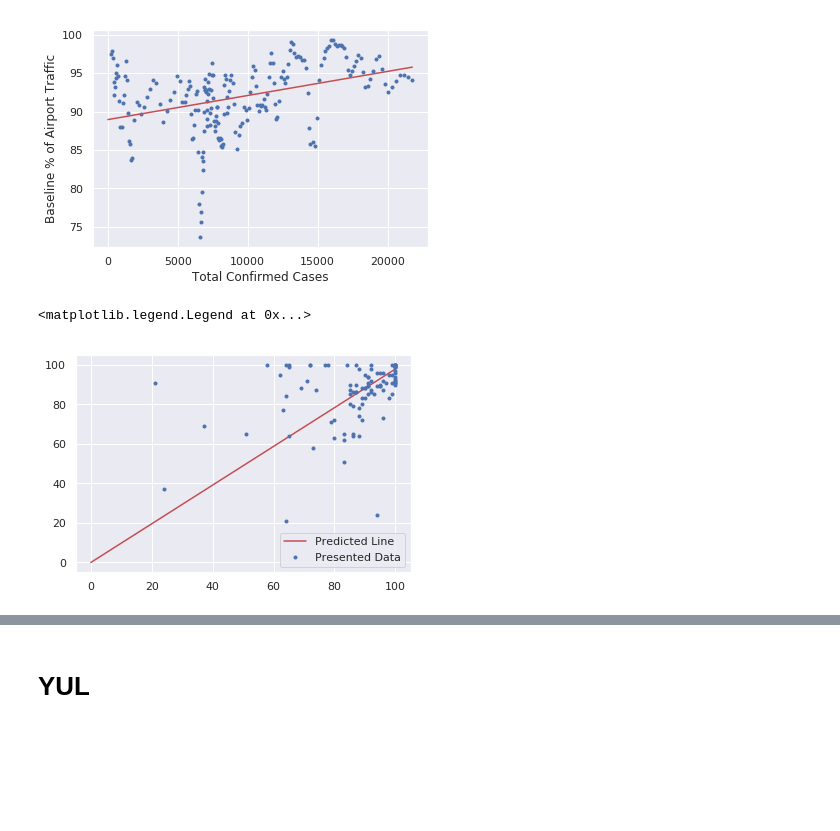
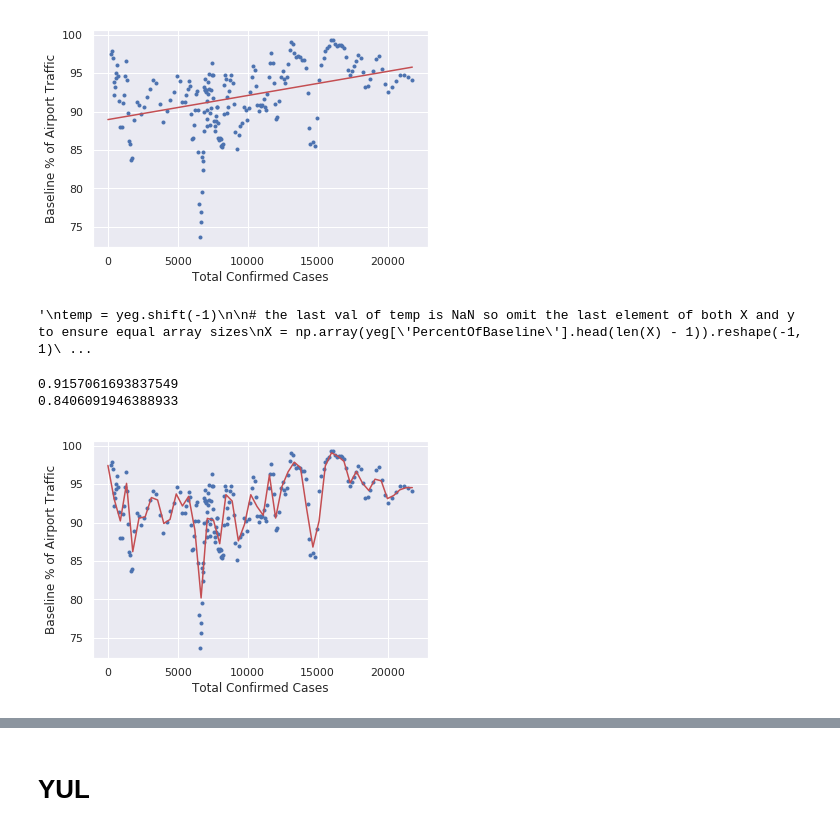
Before and after one commit to clement-ip/covid-airport-travel, a Jupyter notebook: analyze_both.ipynb, the cells around one changed output, grey strips where cells are left out. Saved outputs shown, nothing was run; the diff lists cells and outputs as text; code cells hidden in the pictures; blank space fills up the shorter version.

```diff
--- a/analyze_both.ipynb
+++ b/analyze_both.ipynb
@@ -389,7 +391,14 @@ plt.plot(linearX, reg.slope*linearX + reg.intercept,'r-')
 [<matplotlib.lines.Line2D at 0x...>]
 [figure]
 # %%
+'''
 temp = yeg.shift(-1)
 
-X = np.array(yeg['PercentOfBaseline'].head(100)).reshape(-1, 1)
-y = np.array(temp["PercentOfBaseline"].head(100)).astype(int).reshape(-1, 1)
+# the last val of temp is NaN so omit the last element of both X and y to ensure equal array sizes
+X = np.array(yeg['PercentOfBaseline'].head(len(X) - 1)).reshape(-1, 1)
+y = np.array(temp["PercentOfBaseline"].head(len(y) - 1)).astype(int).reshape(-1, 1)
+
+X_train, X_valid, y_train, y_valid = train_test_split(X, y)
+'''
+# %% [output]
+'\ntemp = yeg.shift(-1)\n\n# the last val of temp is NaN so omit the last element of both X and y to ensure equal array sizes\nX = np.array(yeg[\'PercentOfBaseline\'].head(len(X) - 1)).reshape(-1, 1)\ ...
@@ -396,12 +408,39 @@ y = np.array(temp["PercentOfBaseline"].head(100)).astype(int).reshape(-1, 1)
 # %%
+'''
 model = LinearRegression(fit_intercept = False)
-model.fit(X, y)
+model.fit(X_train, y_train)
 linearX = np.linspace(0,100).reshape(-1, 1) #maybe change params
 plt.plot(linearX, model.predict(linearX), 'r-', label = "Predicted Line")
 plt.plot(X, y, 'b.', label = 'Presented Data')
 plt.legend()
 
-# ???
+# TODO: Fix
+print(model.score(X_train, y_train))
+print(model.score(X_valid, y_valid))
+'''
+
+X = np.stack([confirmX], axis =1)
+X_train,X_valid,y_train,y_valid = train_test_split(X,y)
-# %% [output]
-<matplotlib.legend.Legend at 0x...>
-[figure, removed]
+# %%
+plt.plot(confirmX,y, 'b.')
+plt.xlabel('Total Confirmed Cases')
+plt.ylabel('Baseline % of Airport Traffic')
+
+poly_regress = make_pipeline(
+    MinMaxScaler(),
+    #PolynomialFeatures(degree=2, include_bias = True),
+    #LinearRegression(fit_intercept = False)
+    KNeighborsRegressor(3)
+)
+poly_regress.fit(X_train, y_train)
+
+linearX = np.stack([np.linspace(0,max(confirmX))],axis=1)
+plt.plot(linearX, poly_regress.predict(linearX), 'r-')
+
+# Hmmm... not too bad. Could be smoothed out more
+print(poly_regress.score(X_train,y_train))
+print(poly_regress.score(X_valid,y_valid))
+# %% [output]
+0.9157061693837549
+0.8406091946388933
+[figure, added]
```
Also changed, not shown: parts of 34 cells of this notebook.
